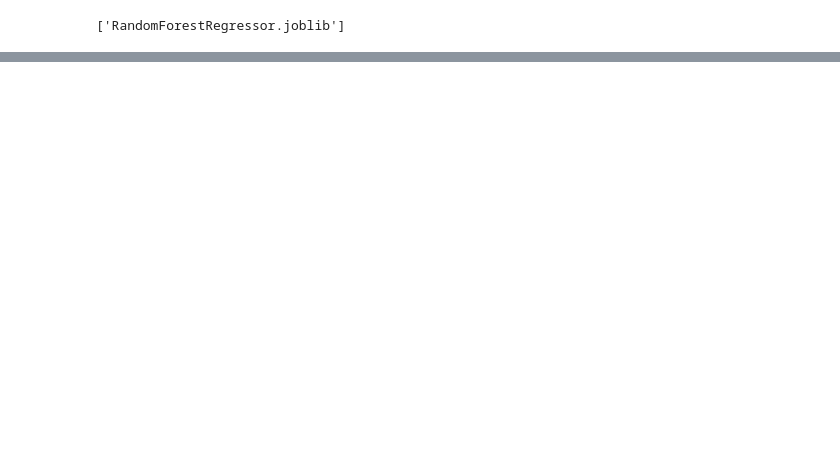
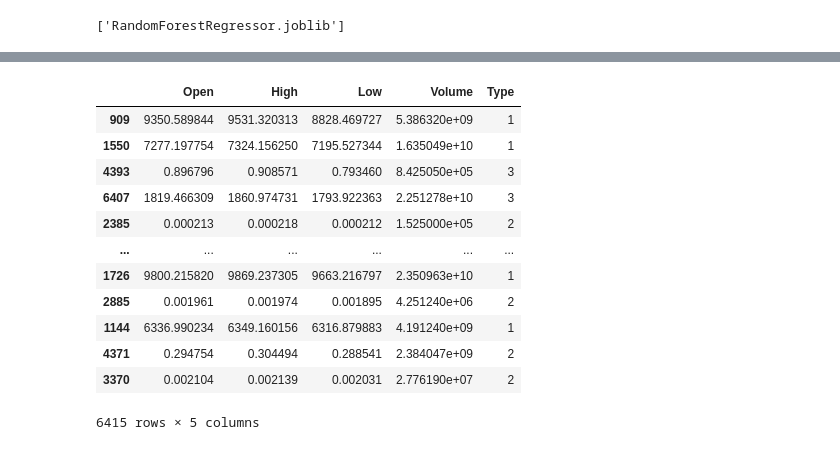
Before and after one commit to Manasi-Rajesh-Mhatre/Crypto-Volume-Close-Price-Prediction, a Jupyter notebook: dataset_merge.ipynb, the cells around one changed output, grey strips where cells are left out. Saved outputs shown, nothing was run; the diff lists cells and outputs as text; code cells hidden in the pictures; blank space fills up the shorter version.

Commit message:
added close price prediction

```diff
--- a/dataset_merge.ipynb
+++ b/dataset_merge.ipynb
@@ -169,3 +172,6 @@ joblib.dump(model, 'LinearMode.joblib')
 joblib.dump(rf, 'RandomForestRegressor.joblib')
 # %% [output]
 ['RandomForestRegressor.joblib']
+# %%
+y2 = df.Close
+X2 = df[["Open", "High", "Low", "Volume", "Type"]]
@@ -171,0 +196,25 @@ joblib.dump(rf, 'RandomForestRegressor.joblib')
+# %%
+from sklearn.linear_model import LinearRegression
+from sklearn.ensemble import RandomForestRegressor
+from sklearn.model_selection import train_test_split
+
+linear_model2 = LinearRegression()
+rf2 = RandomForestRegressor(n_estimators=30)
+
+X2_train, X2_test, y2_train, y2_test = train_test_split(X2, y2, test_size=0.2, random_state = 18)
+
+X2_train
+# %% [output]
+|  | Open | High | Low | Volume | Type |
+| 909 | 9350.589844 | 9531.320313 | 8828.469727 | 5.386320e+09 | 1 |
+| 1550 | 7277.197754 | 7324.156250 | 7195.527344 | 1.635049e+10 | 1 |
+| 4393 | 0.896796 | 0.908571 | 0.793460 | 8.425050e+05 | 3 |
+| 6407 | 1819.466309 | 1860.974731 | 1793.922363 | 2.251278e+10 | 3 |
+| 2385 | 0.000213 | 0.000218 | 0.000212 | 1.525000e+05 | 2 |
+| ... | ... | ... | ... | ... | ... |
+| 1726 | 9800.215820 | 9869.237305 | 9663.216797 | 2.350963e+10 | 1 |
+| 2885 | 0.001961 | 0.001974 | 0.001895 | 4.251240e+06 | 2 |
+| 1144 | 6336.990234 | 6349.160156 | 6316.879883 | 4.191240e+09 | 1 |
+| 4371 | 0.294754 | 0.304494 | 0.288541 | 2.384047e+09 | 2 |
+| 3370 | 0.002104 | 0.002139 | 0.002031 | 2.776190e+07 | 2 |
+6415 rows × 5 columns
```
Also changed, not shown: parts of 11 cells of this notebook, 7 other files.
